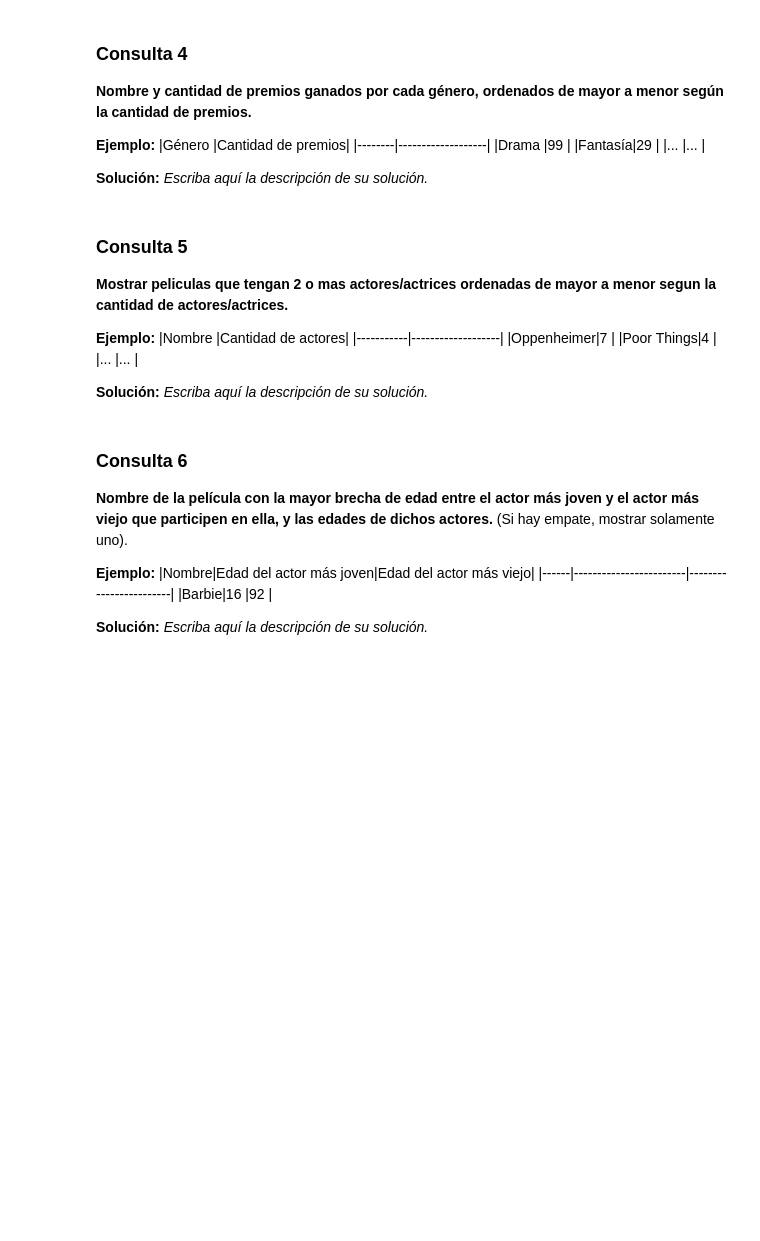
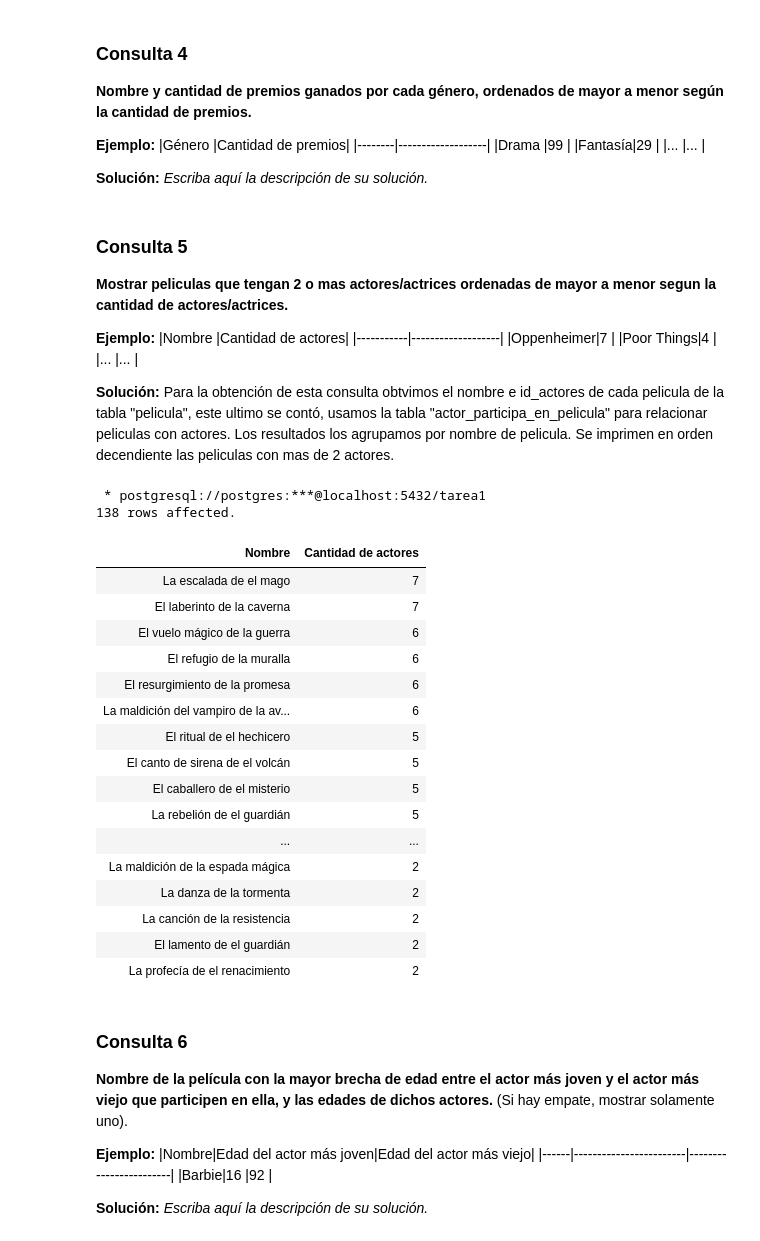
Before and after one commit to CarlosRabu-V2/Tarea1-BD, a Jupyter notebook: Tarea_1.ipynb, the cells around one changed output. Cells and saved outputs as stored; diff of their text form; code cells hidden in the pictures; blank space fills up the shorter version.

```diff
--- a/Tarea_1.ipynb
+++ b/Tarea_1.ipynb
@@ -383,4 +381,4 @@ UsageError: Cell magic `%%sql` not found.
 |...        |...                |
 
 
-**Solución:** _Escriba aquí la descripción de su solución._
+**Solución:** Para la obtención de esta consulta obtvimos el nombre e id_actores de cada pelicula de la tabla "pelicula", este ultimo se contó, usamos la tabla "actor_participa_en_pelicula" para relacionar peliculas con actores. Los resultados los agrupamos por nombre de pelicula. Se imprimen en orden decendiente las peliculas con mas de 2 actores.
@@ -390,3 +385,31 @@ UsageError: Cell magic `%%sql` not found.
+# %%
+%%sql
+SELECT p.nombre AS "Nombre", COUNT(ap.id_actor) AS "Cantidad de actores"
+FROM pelicula p
+JOIN actor_participa_en_pelicula ap ON p.id_pelicula = ap.id_pelicula
+GROUP BY p.nombre
+HAVING COUNT(ap.id_actor) >= 2
+ORDER BY "Cantidad de actores" DESC;
+# %% [output]
+ * postgresql://postgres:***@localhost:5432/tarea1
+138 rows affected.
+| Nombre | Cantidad de actores |
+| La escalada de el mago | 7 |
+| El laberinto de la caverna | 7 |
+| El vuelo mágico de la guerra | 6 |
+| El refugio de la muralla | 6 |
+| El resurgimiento de la promesa | 6 |
+| La maldición del vampiro de la av... | 6 |
+| El ritual de el hechicero | 5 |
+| El canto de sirena de el volcán | 5 |
+| El caballero de el misterio | 5 |
+| La rebelión de el guardián | 5 |
+| ... | ... |
+| La maldición de la espada mágica | 2 |
+| La danza de la tormenta | 2 |
+| La canción de la resistencia | 2 |
+| El lamento de el guardián | 2 |
+| La profecía de el renacimiento | 2 |
 # %% [markdown]
 ### Consulta 6
 **Nombre de la película con la mayor brecha de edad entre el actor más joven y el actor más viejo que participen en ella, y las edades de dichos actores.** (Si hay empate, mostrar solamente uno).
```
Also changed, not shown: parts of 23 cells of this notebook.
